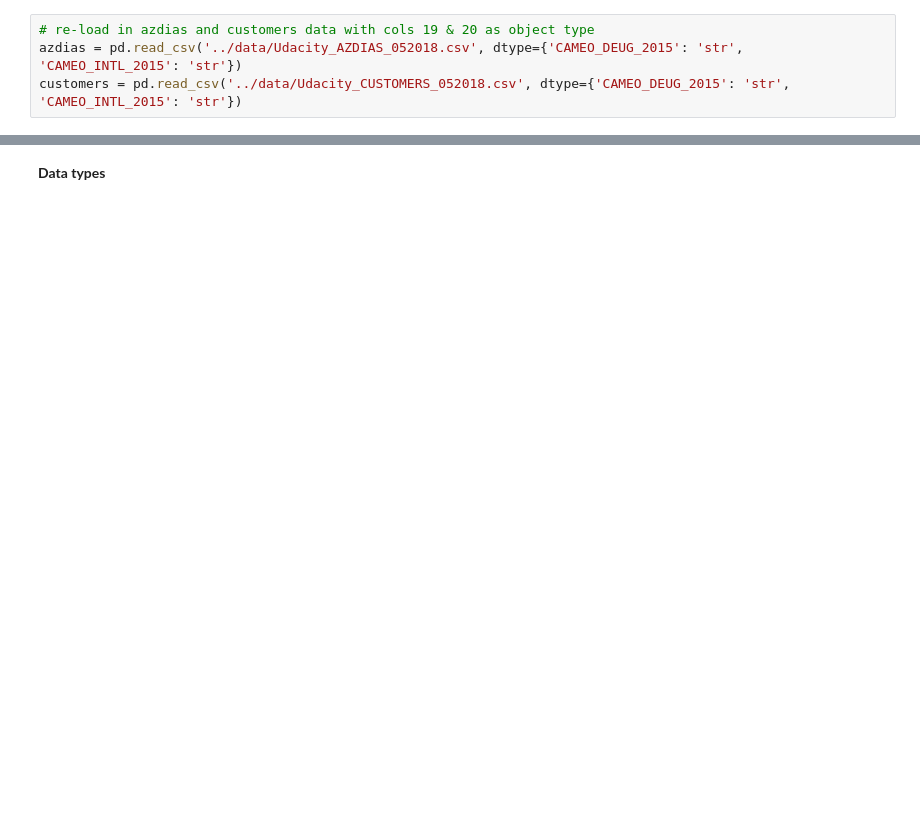
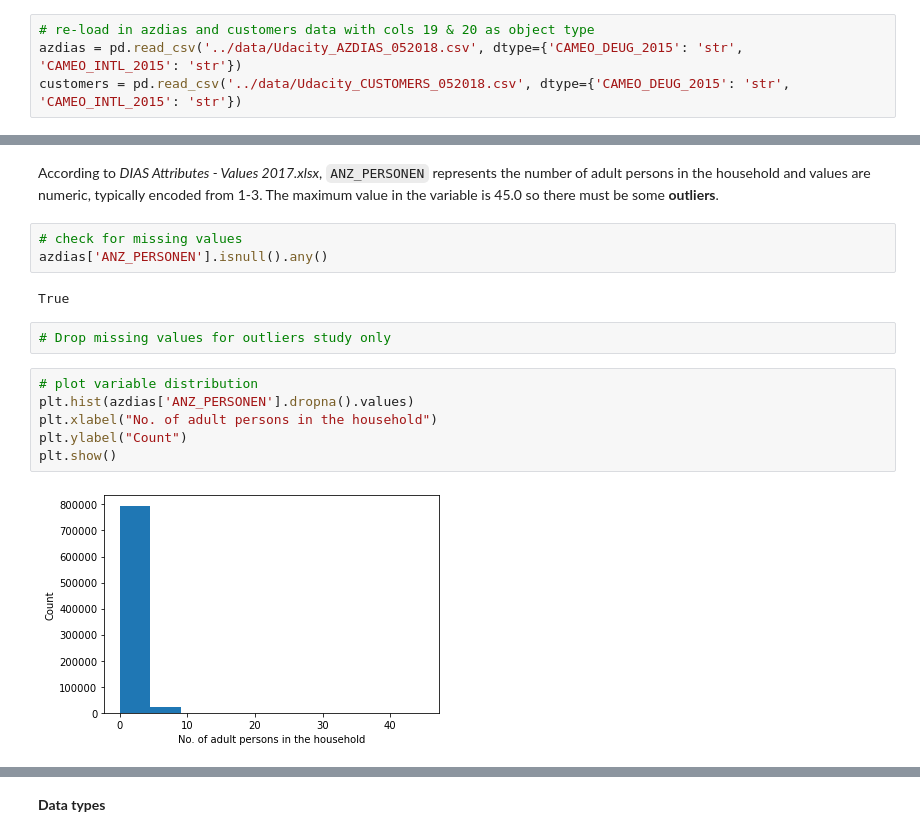
Before and after one commit to bergr7/Bertelsmann_Arvato_Project, a Jupyter notebook: notebooks/Arvato_EDA.ipynb, the cells around one changed output, grey strips where cells are left out. Cells and saved outputs as stored; diff of their text form; blank space fills up the shorter version.

```diff
--- a/notebooks/Arvato_EDA.ipynb
+++ b/notebooks/Arvato_EDA.ipynb
@@ -264,0 +440,17 @@ These seem to be the same individuals that have some data missing. I will go for
+# %% [markdown]
+According to *DIAS Attributes - Values 2017.xlsx*, `ANZ_PERSONEN` represents the number of adult persons in the household and values are numeric, typically encoded from 1-3. The maximum value in the variable is 45.0 so there must be some **outliers**.
+# %%
+# check for missing values
+azdias['ANZ_PERSONEN'].isnull().any()
+# %% [output]
+True
+# %%
+# Drop missing values for outliers study only
+# %%
+# plot variable distribution
+plt.hist(azdias['ANZ_PERSONEN'].dropna().values)
+plt.xlabel("No. of adult persons in the household")
+plt.ylabel("Count")
+plt.show()
+# %% [output]
+[figure, added]
```
Also changed, not shown: parts of 152 cells of this notebook.
